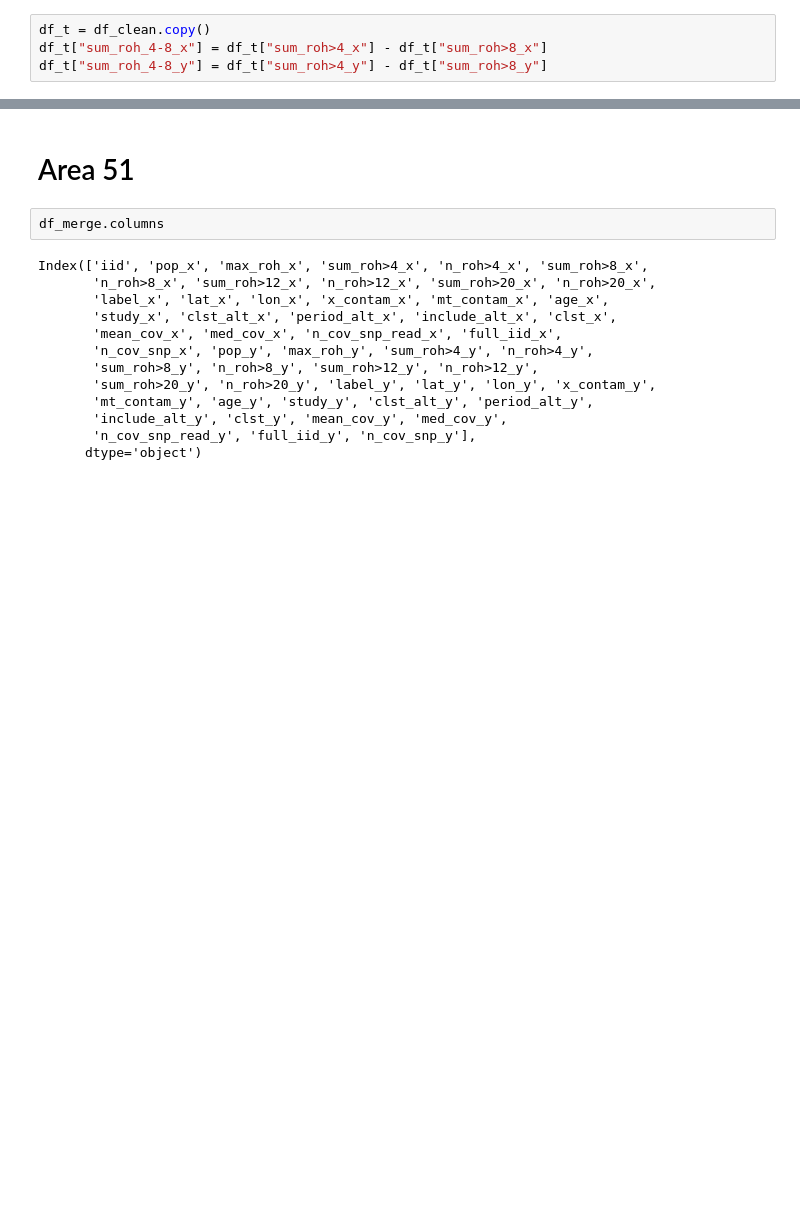
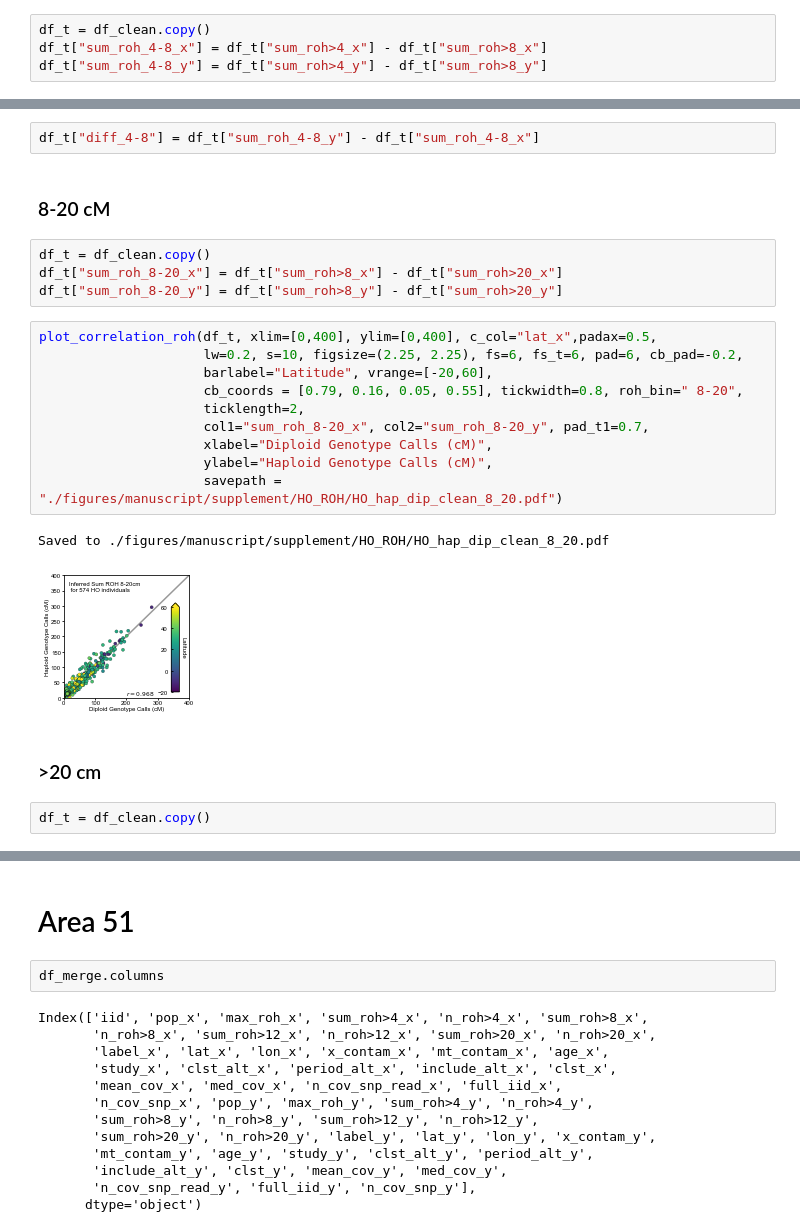
Before and after one commit to hringbauer/hapROH, a Jupyter notebook: Notebooks/Figures/VariousPaper/compare_HO_ph_dip.ipynb, the cells around one changed output, grey strips where cells are left out. Saved outputs shown, nothing was run; the diff lists cells and outputs as text; blank space fills up the shorter version.

```diff
--- a/Notebooks/Figures/VariousPaper/compare_HO_ph_dip.ipynb
+++ b/Notebooks/Figures/VariousPaper/compare_HO_ph_dip.ipynb
@@ -192,0 +183,25 @@ df_t.sort_values(by="sum_roh_4-8_x")[""]
+# %%
+df_t["diff_4-8"] = df_t["sum_roh_4-8_y"] - df_t["sum_roh_4-8_x"]
+# %% [markdown]
+### 8-20 cM
+# %%
+df_t = df_clean.copy()
+df_t["sum_roh_8-20_x"] = df_t["sum_roh>8_x"] - df_t["sum_roh>20_x"]
+df_t["sum_roh_8-20_y"] = df_t["sum_roh>8_y"] - df_t["sum_roh>20_y"]
+# %%
+plot_correlation_roh(df_t, xlim=[0,400], ylim=[0,400], c_col="lat_x",padax=0.5,
+                     lw=0.2, s=10, figsize=(2.25, 2.25), fs=6, fs_t=6, pad=6, cb_pad=-0.2,
+                     barlabel="Latitude", vrange=[-20,60],
+                     cb_coords = [0.79, 0.16, 0.05, 0.55], tickwidth=0.8, roh_bin=" 8-20",
+                     ticklength=2,
+                     col1="sum_roh_8-20_x", col2="sum_roh_8-20_y", pad_t1=0.7,
+                     xlabel="Diploid Genotype Calls (cM)",
+                     ylabel="Haploid Genotype Calls (cM)",
+                     savepath = "./figures/manuscript/supplement/HO_ROH/HO_hap_dip_clean_8_20.pdf")
+# %% [output]
+Saved to ./figures/manuscript/supplement/HO_ROH/HO_hap_dip_clean_8_20.pdf
+[figure, added]
+# %% [markdown]
+### >20 cm
+# %%
+df_t = df_clean.copy()
```
Also changed, not shown: parts of 10 cells of this notebook, 13 other files.
